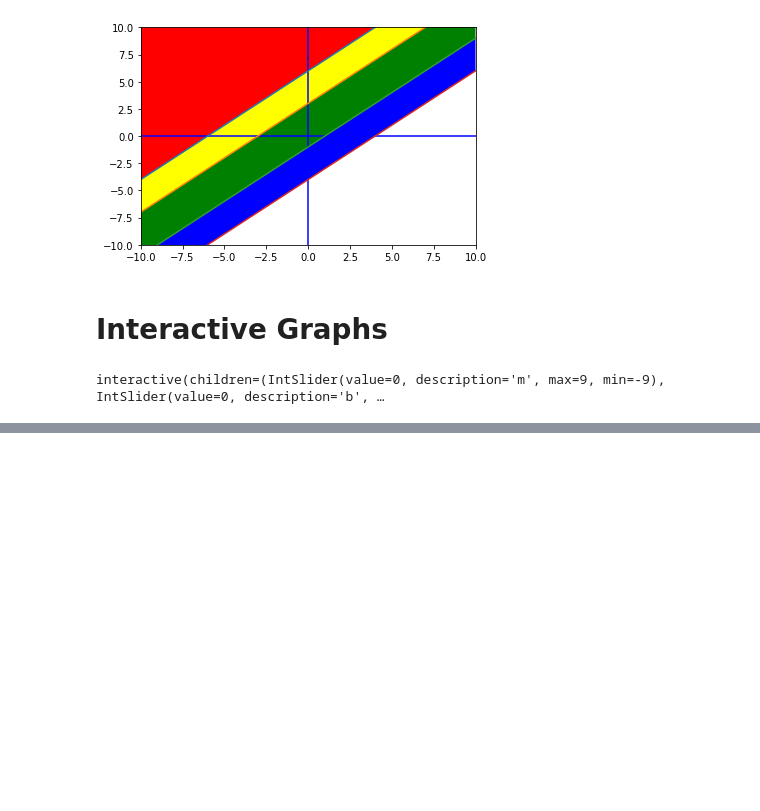
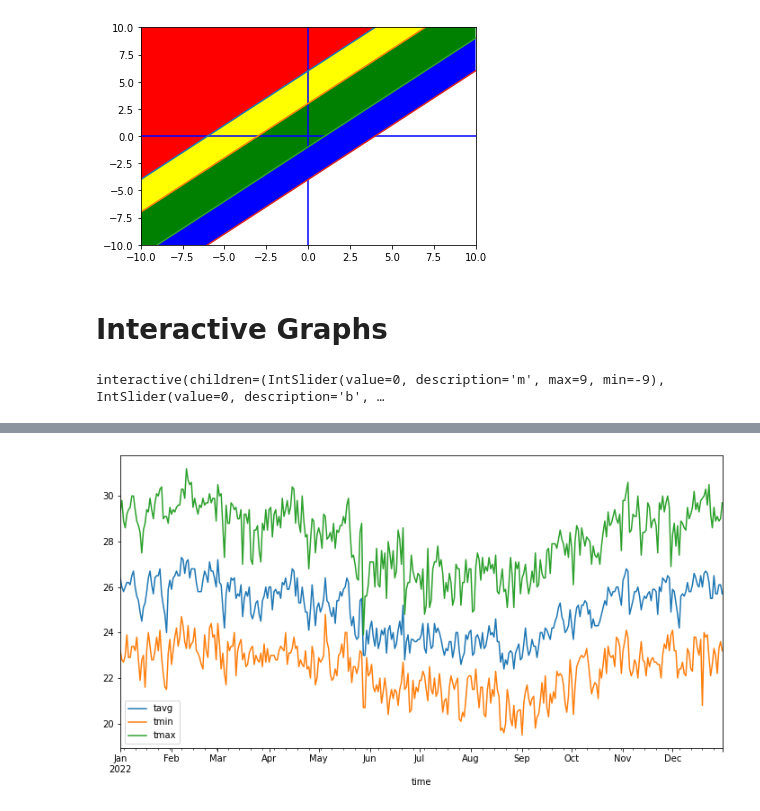
Before and after one commit to jayr0n/algebrawithpython, a Jupyter notebook: week7/xtra.ipynb, the cells around one changed output, grey strips where cells are left out. Cells and saved outputs as stored; diff of their text form; code cells hidden in the pictures; blank space fills up the shorter version.

Commit message:
meteo datas

```diff
--- a/week7/xtra.ipynb
+++ b/week7/xtra.ipynb
@@ -77,0 +91,27 @@ interactive(children=(IntSlider(value=0, description='m', max=9, min=-9), IntSli
+# %%
+# Import Meteostat library and dependencies
+from datetime import datetime
+import matplotlib.pyplot as plt
+from meteostat import Point, Daily
+
+# Documentation
+# https://dev.meteostat.net/python/daily.html#data-structure
+
+# Set time period
+start = datetime(2022, 1, 1)
+end = datetime(2022, 12, 31)
+
+# Create Point for Vancouver,BC or Philadelphia, PA
+#vancouver = Point(49.2497, -123.1193, 70)
+
+recife = Point(-8.058263, -34.978830)
+
+# Get daily data for 2018
+data = Daily(recife, start, end)
+data = data.fetch()
+
+# Plot line chart including average, minimum and maximum temperature
+data.plot(y=['tavg', 'tmin','tmax'], figsize=(12,6))
+plt.show()
+# %% [output]
+[figure, added]
```
Also changed, not shown: parts of 1 cell of this notebook.
